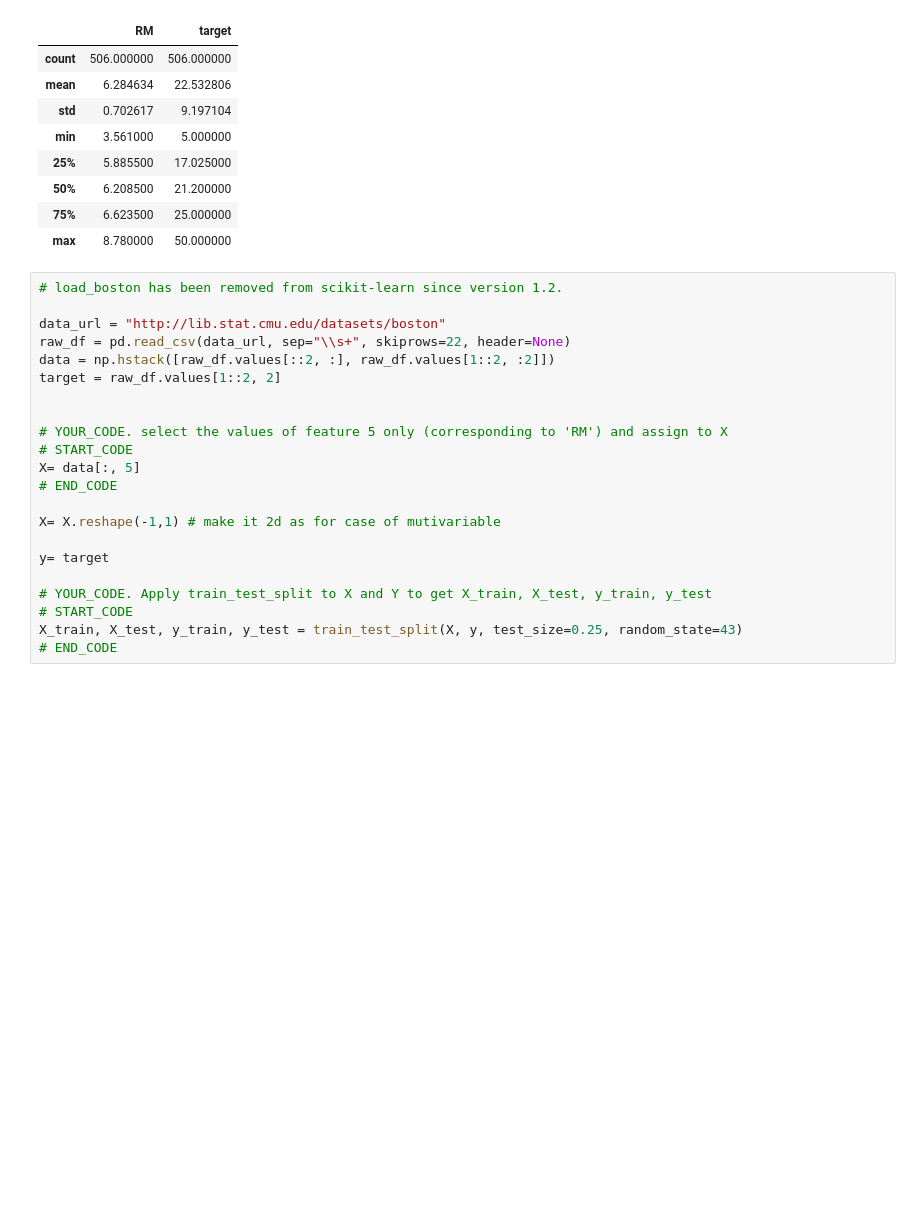
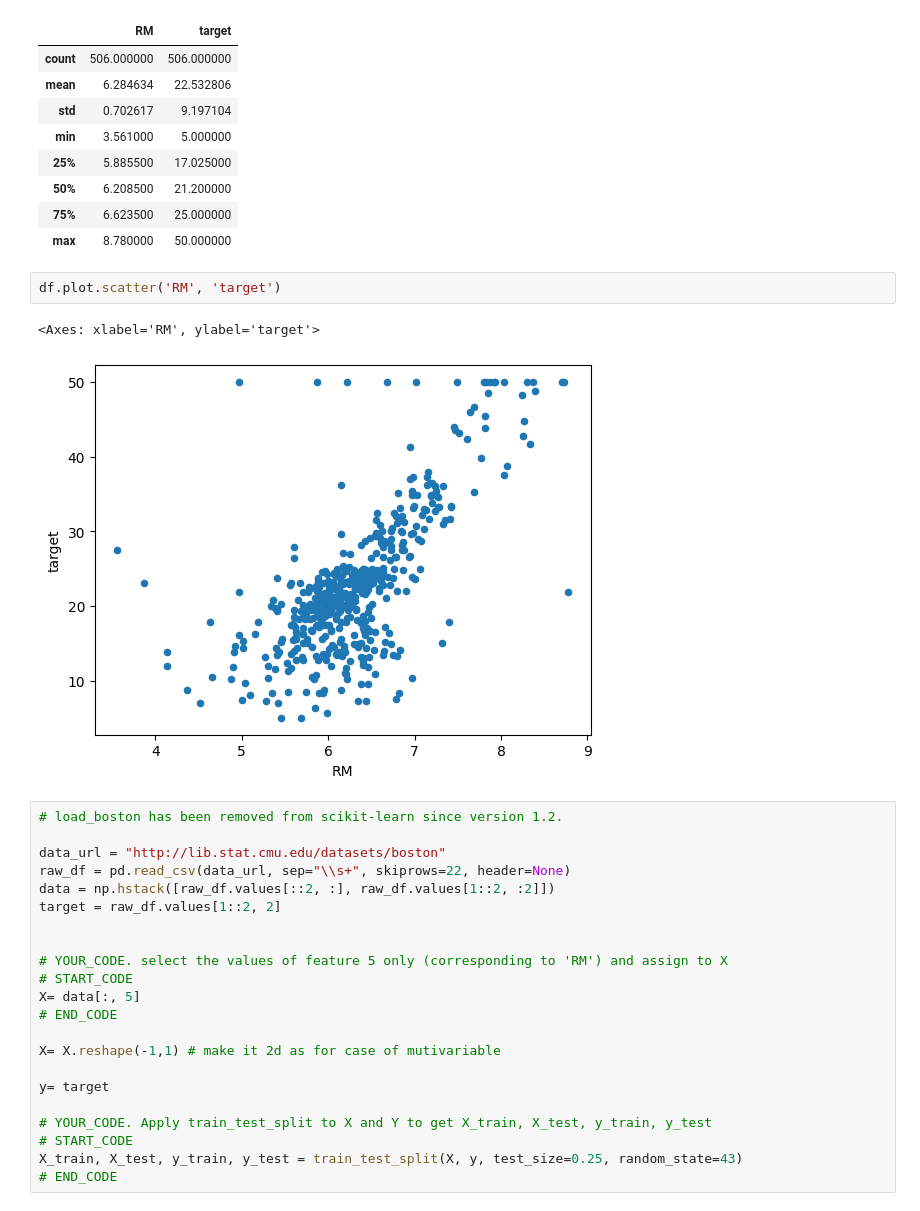
Before and after one commit to VishidA/ds_camp_2026_hometasks, a Jupyter notebook: lesson_3_linear_regression/lesson_3_linear_regression_hometask.ipynb, the cells around one changed output. Drawn from its saved outputs; the diff is of its cells as text; blank space fills up the shorter version.

```diff
--- a/lesson_3_linear_regression/lesson_3_linear_regression_hometask.ipynb
+++ b/lesson_3_linear_regression/lesson_3_linear_regression_hometask.ipynb
@@ -39,6 +39,11 @@ df.describe ()
 | 50% | 6.208500 | 21.200000 |
 | 75% | 6.623500 | 25.000000 |
 | max | 8.780000 | 50.000000 |
+# %%
+df.plot.scatter('RM', 'target')
+# %% [output]
+<Axes: xlabel='RM', ylabel='target'>
+[figure, added]
 # %%
 # load_boston has been removed from scikit-learn since version 1.2.
 
```
